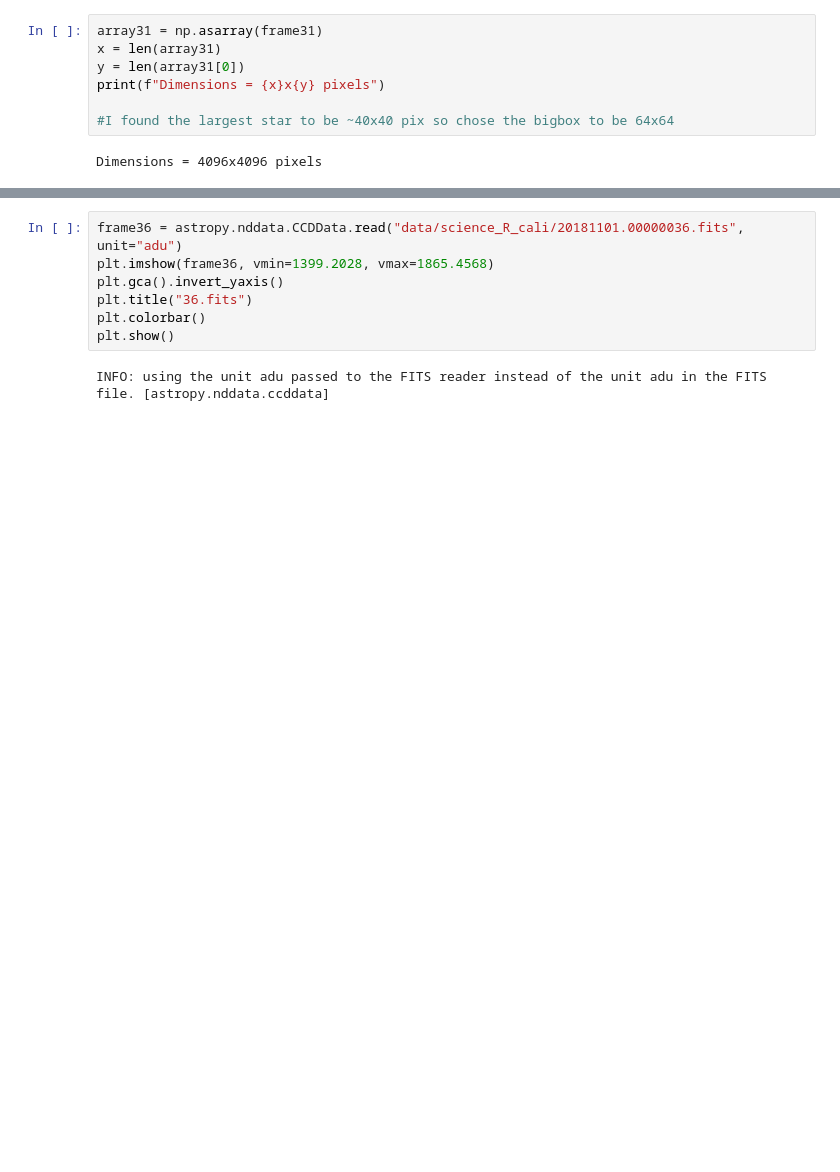
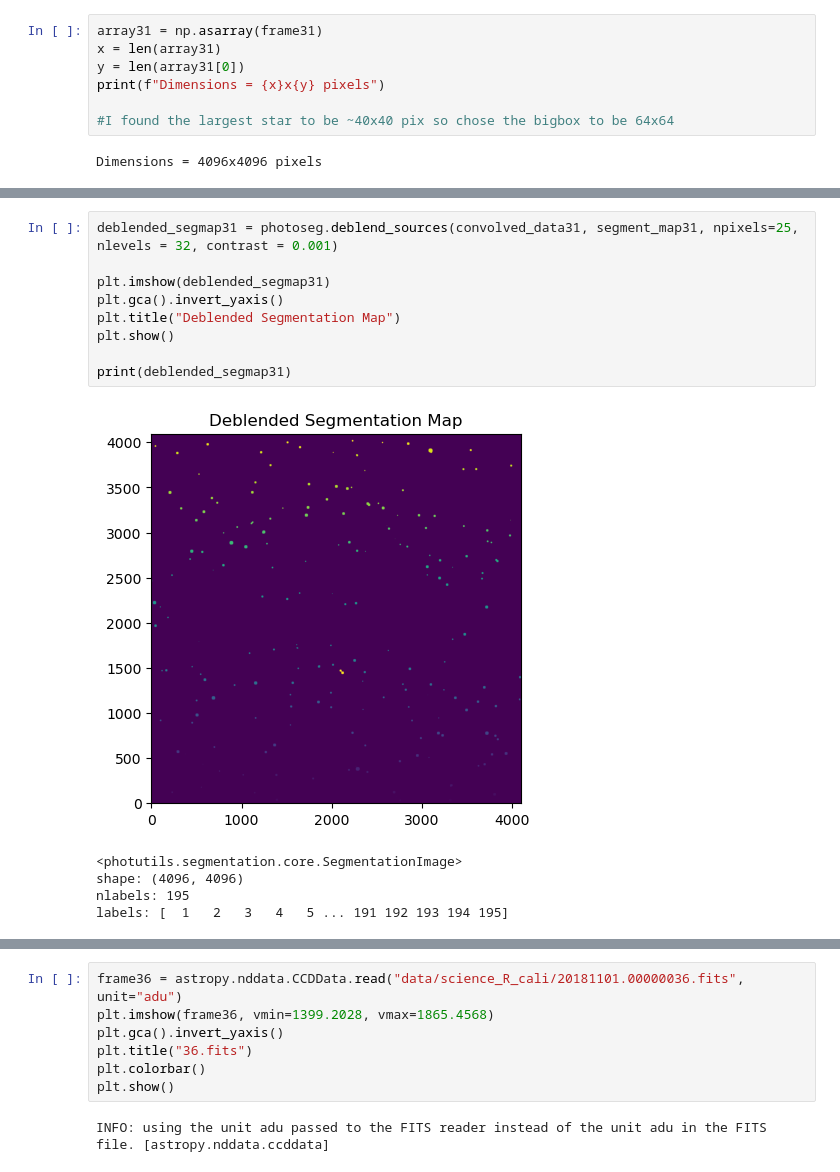
Before and after one commit to JackDavidMaher/THE-BOYZ-ARE-BACK, a Jupyter notebook: Astro_Labbook_2025.ipynb, the cells around one changed output, grey strips where cells are left out. Saved outputs shown, nothing was run; the diff lists cells and outputs as text; blank space fills up the shorter version.

```diff
--- a/Astro_Labbook_2025.ipynb
+++ b/Astro_Labbook_2025.ipynb
@@ -416,4 +421,19 @@ print(segment_map)
 shape: (4096, 4096)
 nlabels: 194
 labels: [  1   2   3   4   5 ... 190 191 192 193 194]
+# %%
+deblended_segmap31 = photoseg.deblend_sources(convolved_data31, segment_map31, npixels=25, nlevels = 32, contrast = 0.001)
+
+plt.imshow(deblended_segmap31)
+plt.gca().invert_yaxis()
+plt.title("Deblended Segmentation Map")
+plt.show()
+
+print(deblended_segmap31)
+# %% [output]
+[figure, added]
+<photutils.segmentation.core.SegmentationImage>
+shape: (4096, 4096)
+nlabels: 195
+labels: [  1   2   3   4   5 ... 191 192 193 194 195]
 # %%
```
Also changed, not shown: parts of 14 cells of this notebook.
